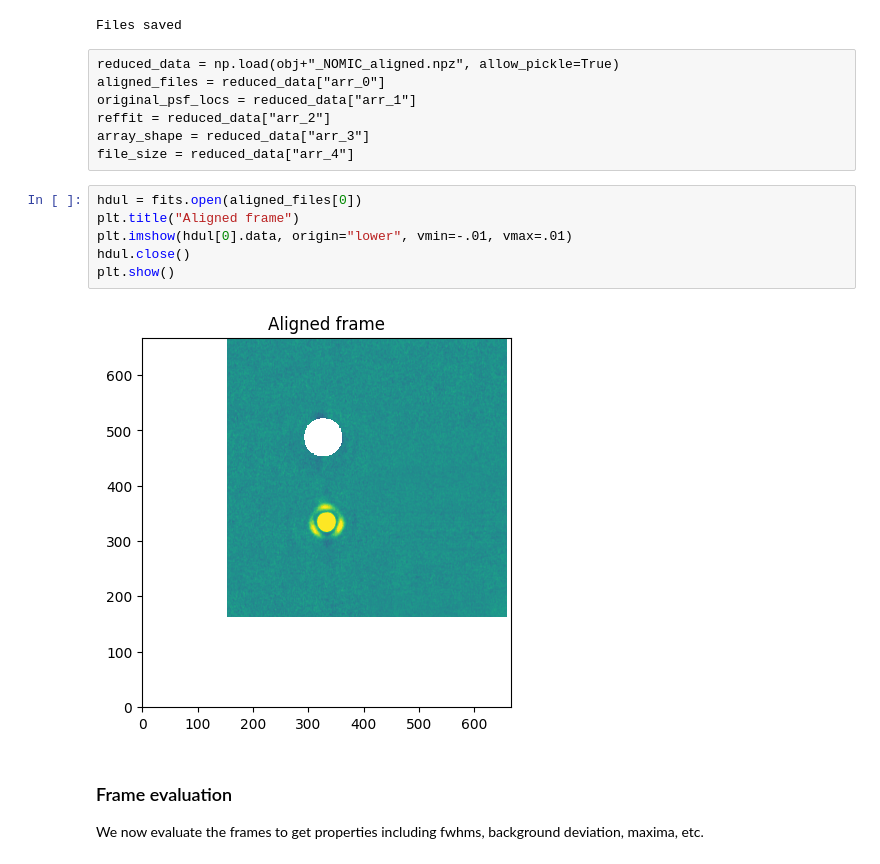
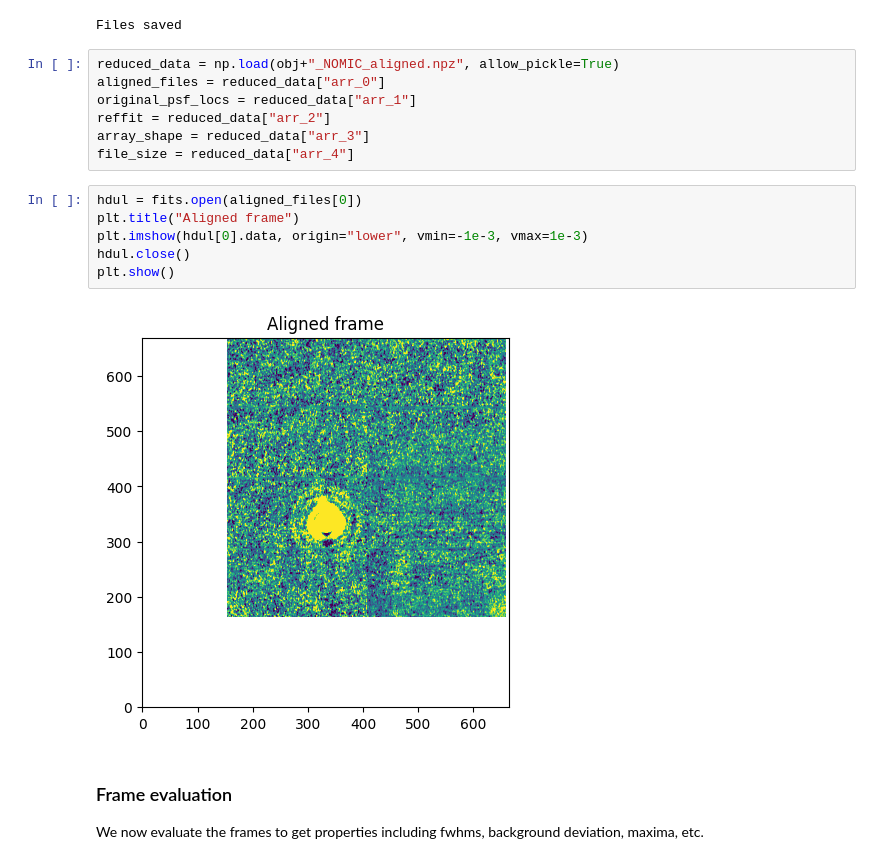
Before and after one commit to vivekv7323/pyNOMIC, a Jupyter notebook: notebooks/singlesidedreduction.ipynb, the cells around one changed output. Cells and saved outputs as stored; diff of their text form.

```diff
--- a/notebooks/singlesidedreduction.ipynb
+++ b/notebooks/singlesidedreduction.ipynb
@@ -244,21 +270,21 @@ print("Files saved")
 # %% [output]
 Aligning frames....
 Files saved
-# %% [raw]
-reduced_data = np.load(obj+"_NOMIC_aligned.npz", allow_pickle=True)
-aligned_files = reduced_data["arr_0"]
-original_psf_locs = reduced_data["arr_1"]
-reffit = reduced_data["arr_2"]
-array_shape = reduced_data["arr_3"]
-file_size = reduced_data["arr_4"]
+# %%
+reduced_data = np.load(obj+"_NOMIC_aligned.npz", allow_pickle=True)
+aligned_files = reduced_data["arr_0"]
+original_psf_locs = reduced_data["arr_1"]
+reffit = reduced_data["arr_2"]
+array_shape = reduced_data["arr_3"]
+file_size = reduced_data["arr_4"]
 # %%
 hdul = fits.open(aligned_files[0])
 plt.title("Aligned frame")
-plt.imshow(hdul[0].data, origin="lower", vmin=-.01, vmax=.01)
+plt.imshow(hdul[0].data, origin="lower", vmin=-1e-3, vmax=1e-3)
 hdul.close()
 plt.show()
 # %% [output]
-[figure, old version]
+[figure, new version]
 # %% [markdown]
 ### Frame evaluation
 We now evaluate the frames to get properties including fwhms, background deviation, maxima, etc.
```
Also changed, not shown: parts of 29 cells of this notebook, 4 other files.
